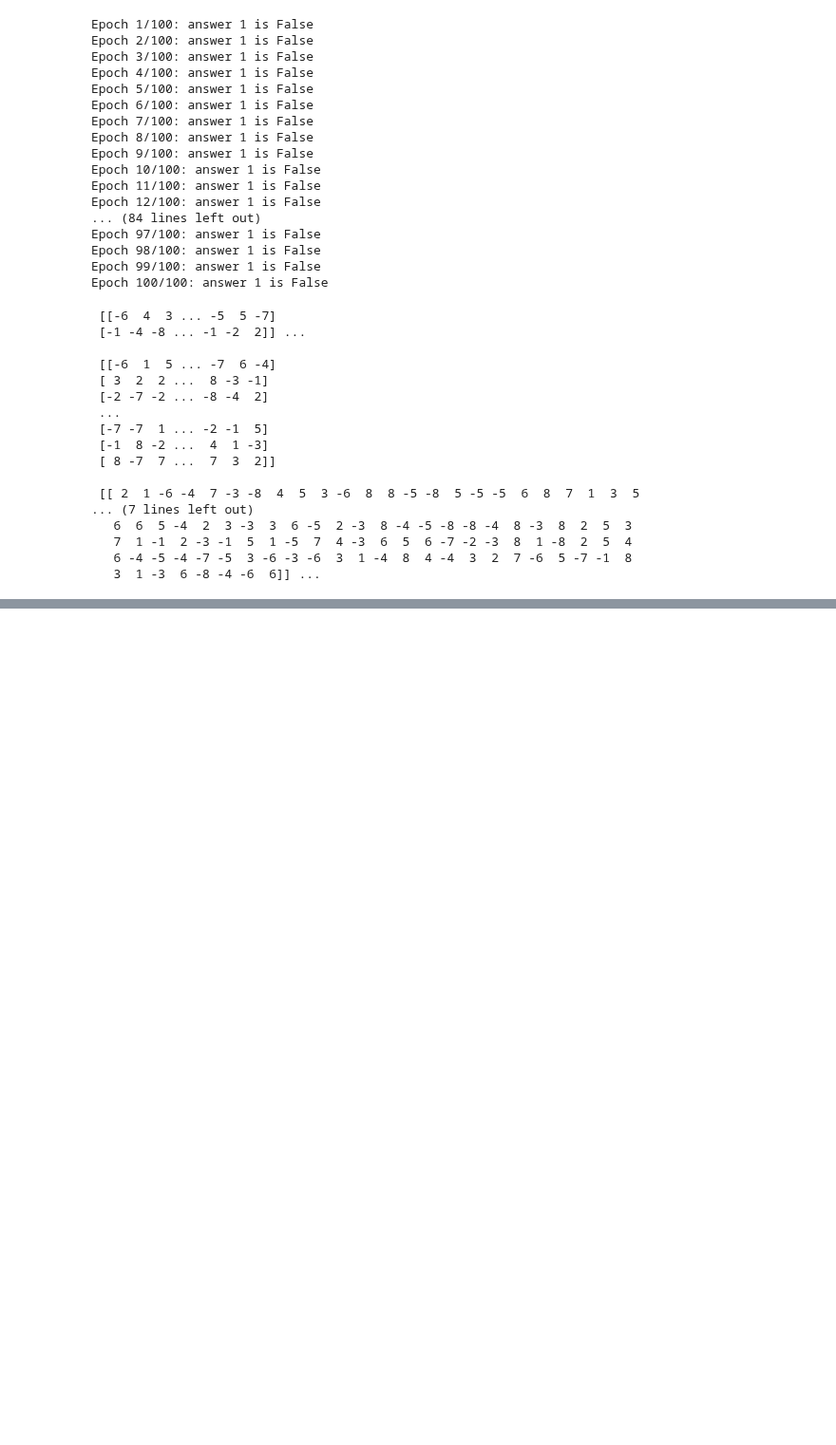
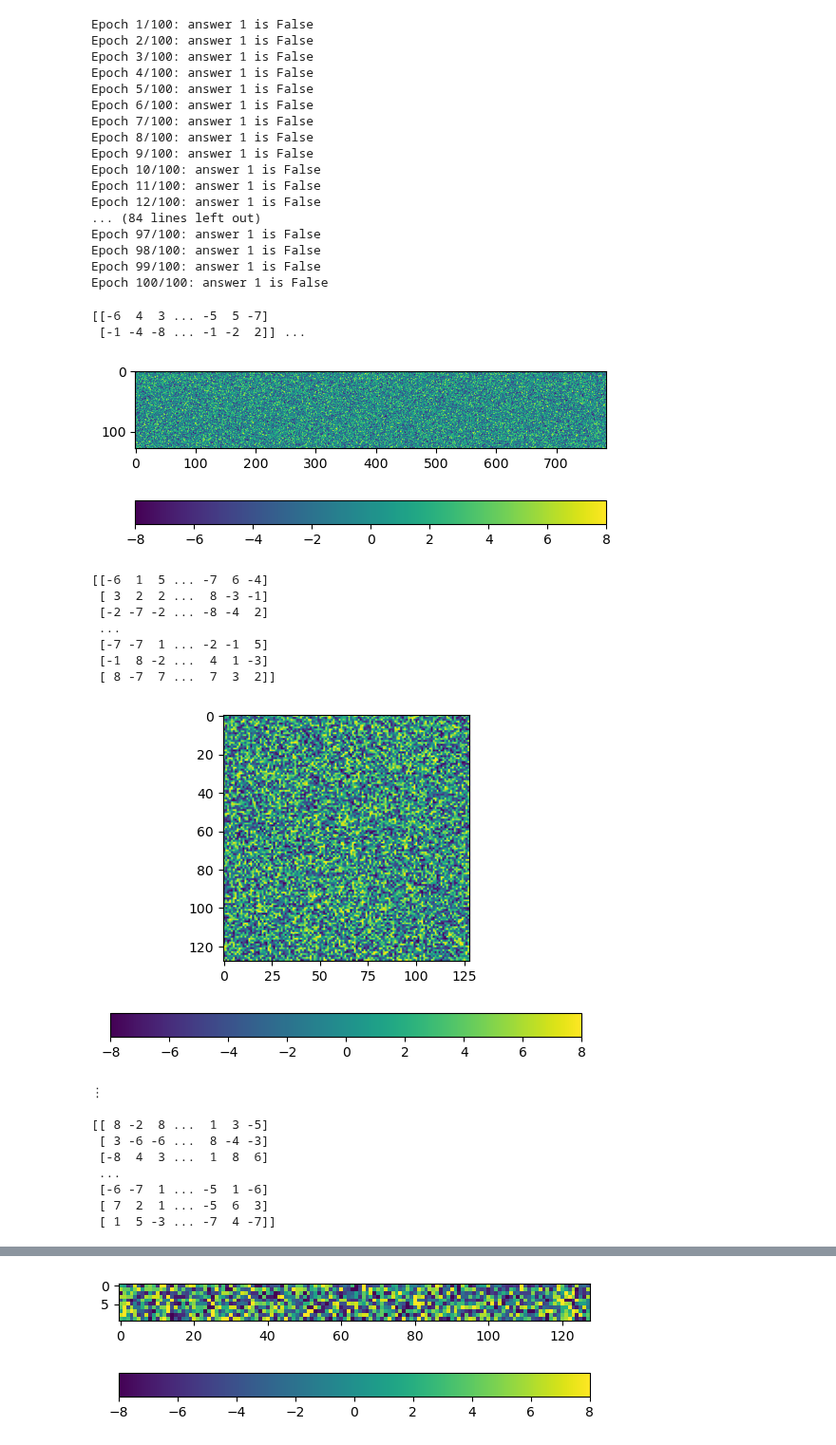
Before and after one commit to laurentpayot/graia, a Jupyter notebook: Graia_digits.ipynb, the cells around one changed output, grey strips where cells are left out. Shown at 95% size. Saved outputs shown, nothing was run; the diff lists cells and outputs as text; code cells hidden in the pictures; blank space fills up the shorter version.

Commit message:
weights display

```diff
--- a/Graia_digits.ipynb
+++ b/Graia_digits.ipynb
@@ -62,25 +62,42 @@ Epoch 97/100: answer 1 is False
 Epoch 98/100: answer 1 is False
 Epoch 99/100: answer 1 is False
 Epoch 100/100: answer 1 is False
-# %%
-print("\n", model.input_weights[:2], "...")
-print("\n", model.hidden_weights[0])
-print("\n", model.output_weights[:2], "...")
-# %% [output]
- [[-6  4  3 ... -5  5 -7]
- [-1 -4 -8 ... -1 -2  2]] ...
-
- [[-6  1  5 ... -7  6 -4]
- [ 3  2  2 ...  8 -3 -1]
- [-2 -7 -2 ... -8 -4  2]
- ...
- [-7 -7  1 ... -2 -1  5]
- [-1  8 -2 ...  4  1 -3]
- [ 8 -7  7 ...  7  3  2]]
-
- [[ 2  1 -6 -4  7 -3 -8  4  5  3 -6  8  8 -5 -8  5 -5 -5  6  8  7  1  3  5
-... (7 lines left out)
-   6  6  5 -4  2  3 -3  3  6 -5  2 -3  8 -4 -5 -8 -8 -4  8 -3  8  2  5  3
-   7  1 -1  2 -3 -1  5  1 -5  7  4 -3  6  5  6 -7 -2 -3  8  1 -8  2  5  4
-   6 -4 -5 -4 -7 -5  3 -6 -3 -6  3  1 -4  8  4 -4  3  2  7 -6  5 -7 -1  8
-   3  1 -3  6 -8 -4 -6  6]] ...
+# %%
+print(model.input_weights[:2], "...")
+plt.imshow(model.input_weights)
+plt.colorbar(orientation="horizontal")
+plt.show()
+print(model.hidden_weights[0])
+plt.imshow(model.hidden_weights[0])
+plt.colorbar(orientation="horizontal")
+plt.show()
+print("⬤\n⬤\n⬤\n")
+print(model.hidden_weights[-1])
+plt.imshow(model.hidden_weights[-1])
+plt.colorbar(orientation="horizontal")
+plt.show()
+print("\n", model.output_weights[:2], "...")
+plt.imshow(model.output_weights)
+plt.colorbar(orientation="horizontal")
+plt.show()
+# %% [output]
+[[-6  4  3 ... -5  5 -7]
+ [-1 -4 -8 ... -1 -2  2]] ...
+[figure, added]
+[[-6  1  5 ... -7  6 -4]
+ [ 3  2  2 ...  8 -3 -1]
+ [-2 -7 -2 ... -8 -4  2]
+ ...
+ [-7 -7  1 ... -2 -1  5]
+ [-1  8 -2 ...  4  1 -3]
+ [ 8 -7  7 ...  7  3  2]]
+[figure, added]
+⋮
+
+[[ 8 -2  8 ...  1  3 -5]
+ [ 3 -6 -6 ...  8 -4 -3]
+ [-8  4  3 ...  1  8  6]
+ ...
+ [-6 -7  1 ... -5  1 -6]
+ [ 7  2  1 ... -5  6  3]
+ [ 1  5 -3 ... -7  4 -7]]
@@ -87 +117,2 @@ print("\n", model.output_weights[:2], "...")
+[figure, added]
 # %%
```
Also changed, not shown: parts of 4 cells of this notebook.
